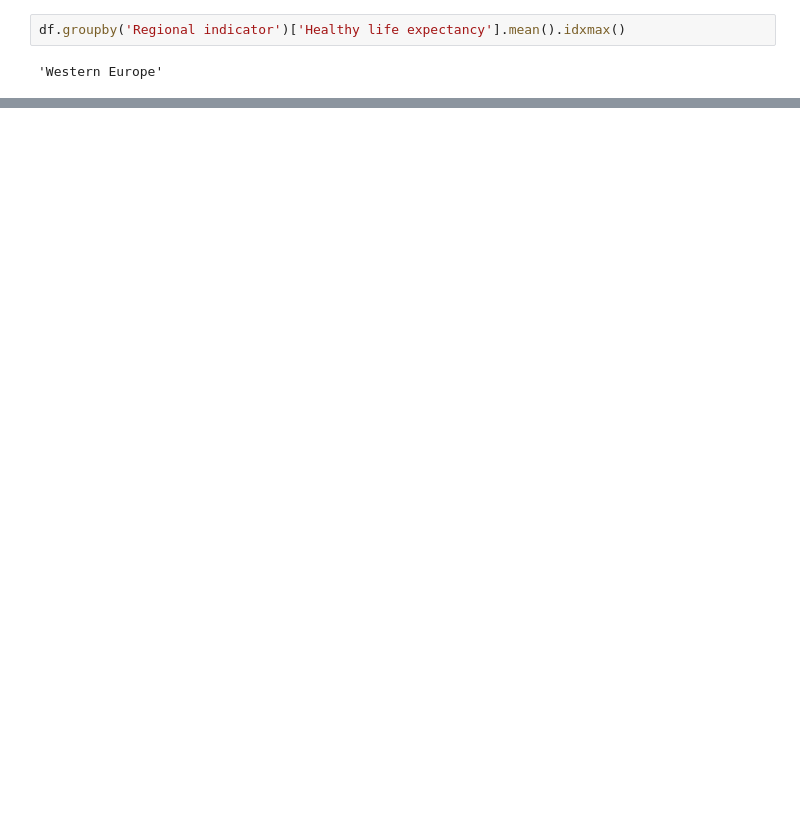
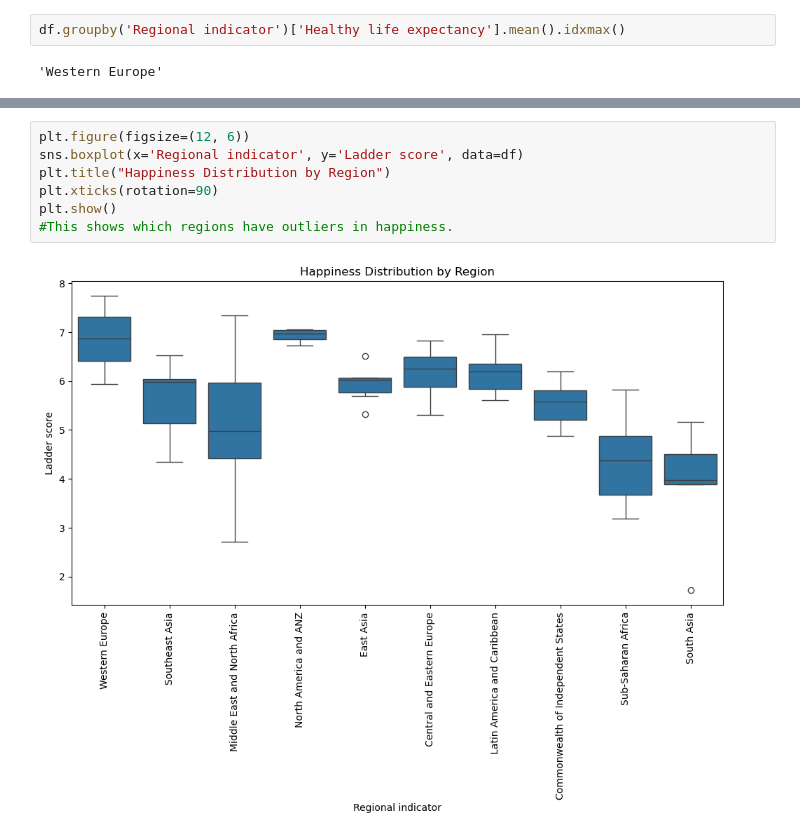
Before and after one commit to boomiikas/World-Happiness-Report---EDA-and-Feature-Engineering, a Jupyter notebook: happy.ipynb, the cells around one changed output, grey strips where cells are left out. Drawn from its saved outputs; the diff is of its cells as text; blank space fills up the shorter version.

```diff
--- a/happy.ipynb
+++ b/happy.ipynb
@@ -488,0 +527,9 @@ df.groupby('Regional indicator')['Healthy life expectancy'].mean().idxmax()
+# %%
+plt.figure(figsize=(12, 6))
+sns.boxplot(x='Regional indicator', y='Ladder score', data=df)
+plt.title("Happiness Distribution by Region")
+plt.xticks(rotation=90)
+plt.show()
+#This shows which regions have outliers in happiness.
+# %% [output]
+[figure, added]
```
Also changed, not shown: parts of 8 cells of this notebook.
